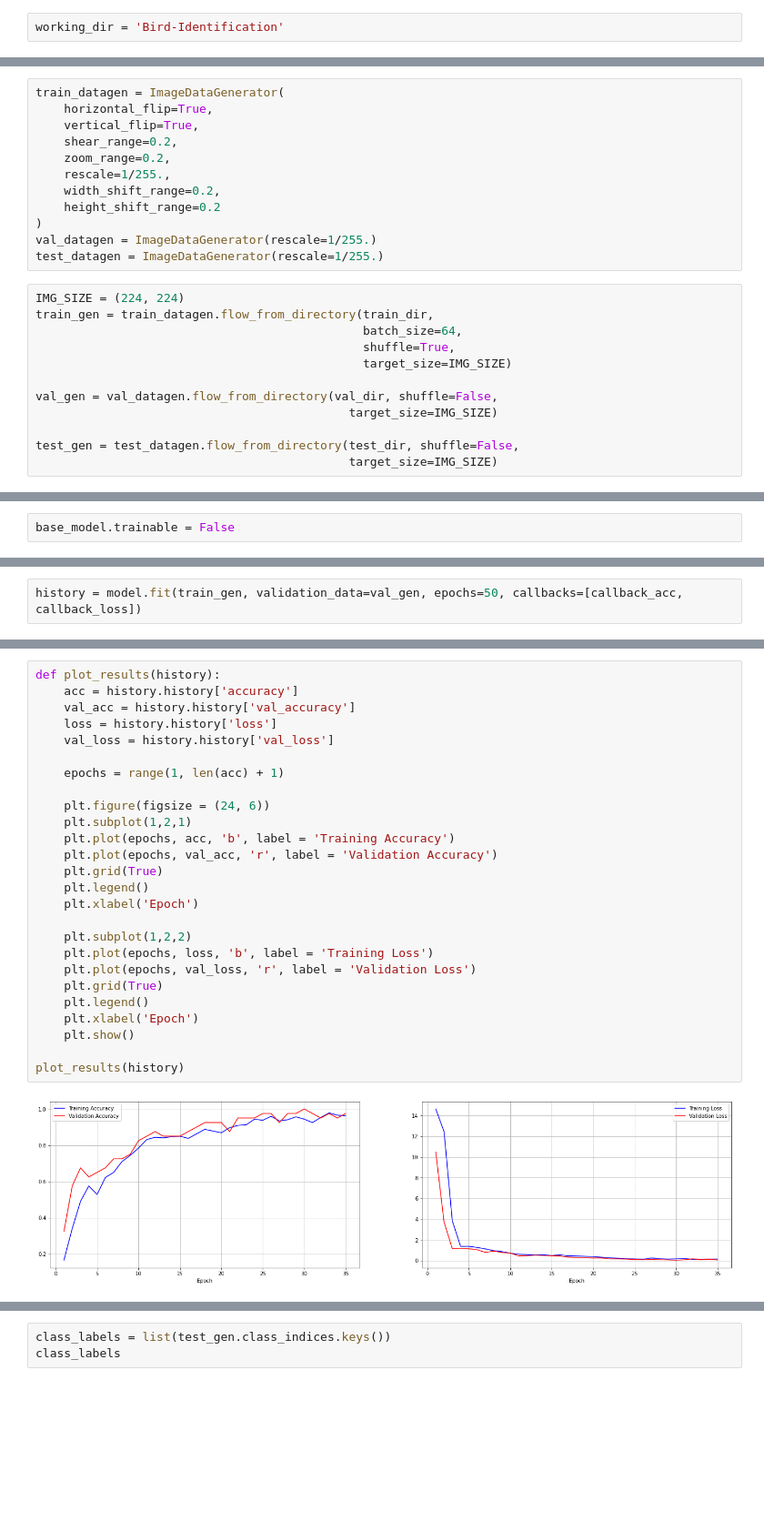
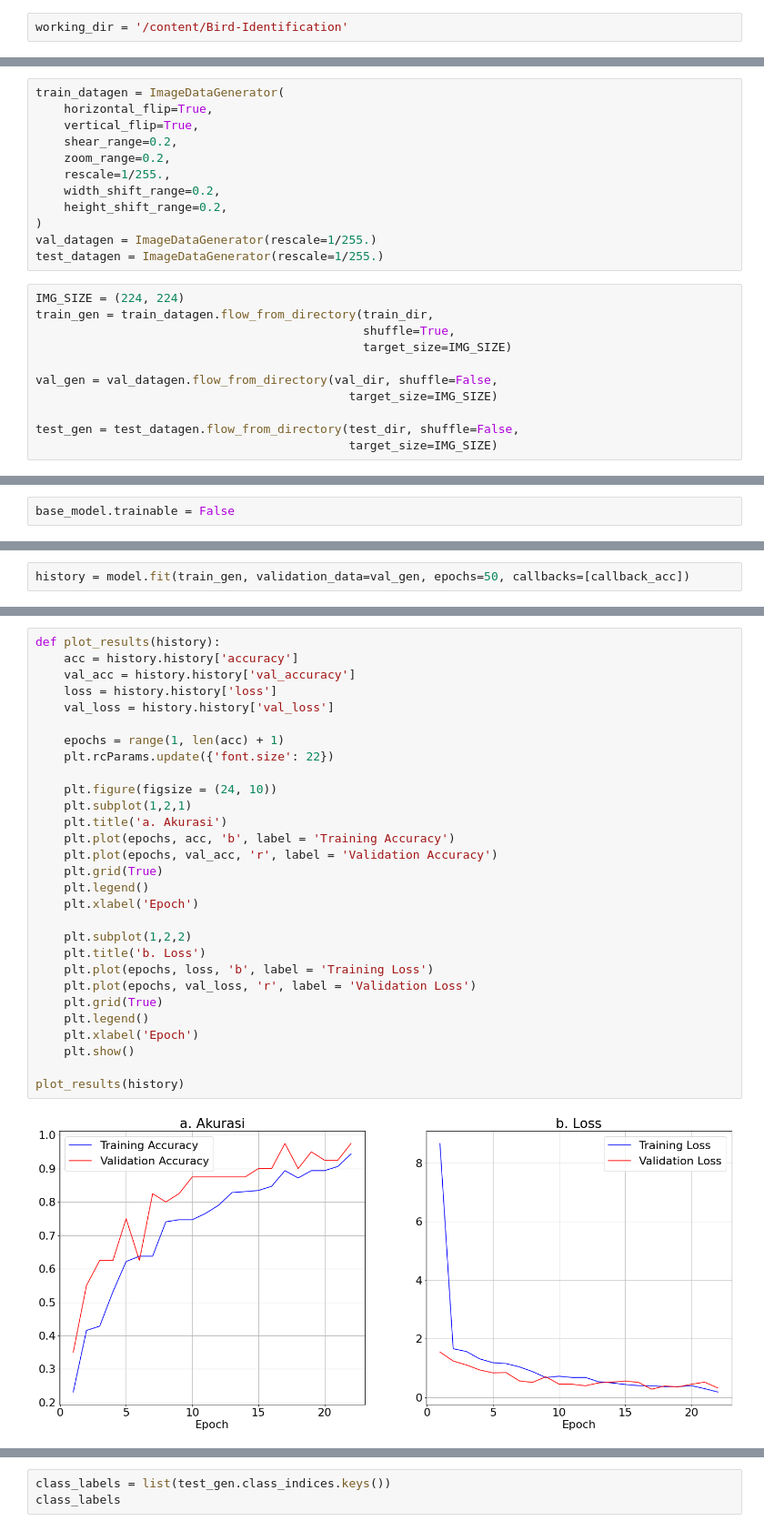
Before and after one commit to ddhira123/Bird-Identification, a Jupyter notebook: Skripsi.ipynb, the cells around one changed output, grey strips where cells are left out. Shown at 91% size. Drawn from its saved outputs; the diff is of its cells as text; blank space fills up the shorter version.

Commit message:
Edits for getting plot (acc and loss)

```diff
--- a/Skripsi.ipynb
+++ b/Skripsi.ipynb
@@ -16,7 +16,7 @@ remote: Total 877 (delta 45), reused 829 (delta 3), pack-reused 0
 Receiving objects: 100% (877/877), 20.11 MiB | 22.48 MiB/s, done.
 Resolving deltas: 100% (45/45), done.
 # %%
-working_dir = 'Bird-Identification'
+working_dir = '/content/Bird-Identification'
 # %% [markdown]
 ## Import Libraries
 # %%
@@ -41,14 +41,13 @@ train_datagen = ImageDataGenerator(
     zoom_range=0.2,
     rescale=1/255.,
     width_shift_range=0.2,
-    height_shift_range=0.2
+    height_shift_range=0.2,
 )
 val_datagen = ImageDataGenerator(rescale=1/255.)
 test_datagen = ImageDataGenerator(rescale=1/255.)
 # %%
 IMG_SIZE = (224, 224)
 train_gen = train_datagen.flow_from_directory(train_dir,
-                                              batch_size=64,
                                               shuffle=True,
                                               target_size=IMG_SIZE)
 
@@ -103,5 +98,5 @@ callback_loss = tf.keras.callbacks.EarlyStopping(monitor='val_loss', patience=5)
 callback_acc = tf.keras.callbacks.EarlyStopping(monitor='val_accuracy', patience=5)
 # %%
-history = model.fit(train_gen, validation_data=val_gen, epochs=50, callbacks=[callback_acc, callback_loss])
+history = model.fit(train_gen, validation_data=val_gen, epochs=50, callbacks=[callback_acc])
 # %% [output]
 Epoch 1/50
@@ -124,31 +119,34 @@ Epoch 35/50
 # %%
 def plot_results(history):
     acc = history.history['accuracy']
     val_acc = history.history['val_accuracy']
     loss = history.history['loss']
     val_loss = history.history['val_loss']
 
     epochs = range(1, len(acc) + 1)
+    plt.rcParams.update({'font.size': 22})
 
-    plt.figure(figsize = (24, 6))
+    plt.figure(figsize = (24, 10))
     plt.subplot(1,2,1)
+    plt.title('a. Akurasi')
     plt.plot(epochs, acc, 'b', label = 'Training Accuracy')
     plt.plot(epochs, val_acc, 'r', label = 'Validation Accuracy')
     plt.grid(True)
     plt.legend()
     plt.xlabel('Epoch')
 
     plt.subplot(1,2,2)
+    plt.title('b. Loss')
     plt.plot(epochs, loss, 'b', label = 'Training Loss')
     plt.plot(epochs, val_loss, 'r', label = 'Validation Loss')
     plt.grid(True)
     plt.legend()
     plt.xlabel('Epoch')
     plt.show()
 
 plot_results(history)
 # %% [output]
-[figure, old version]
+[figure, new version]
 # %%
 model.evaluate(test_gen)
 # %% [output]
```
Also changed, not shown: parts of 23 cells of this notebook.
